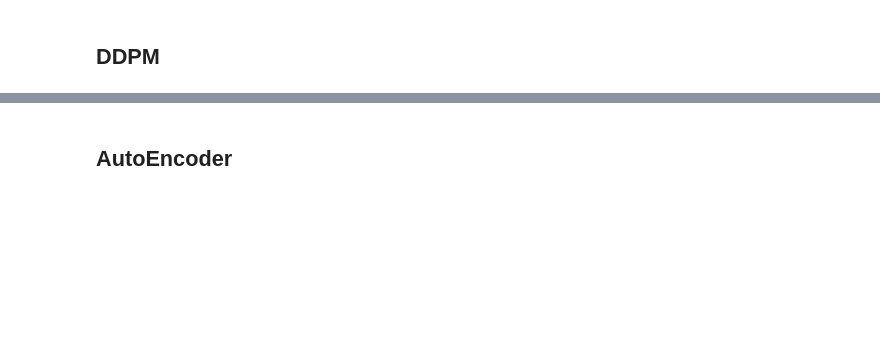
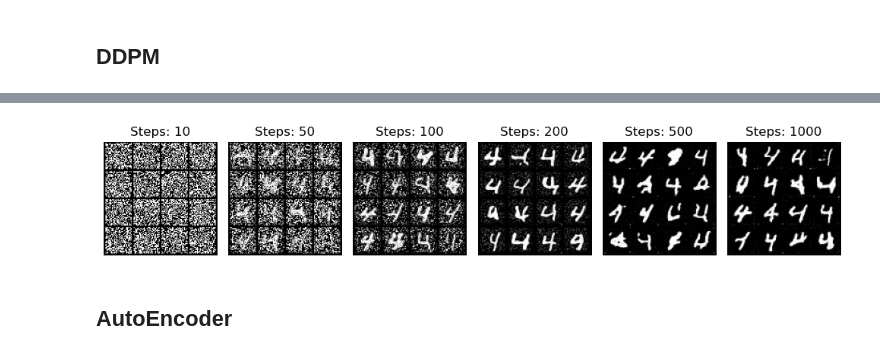
Before and after one commit to jcalz23/diffusion_diy, a Jupyter notebook: src/visualize_results.ipynb, the cells around one changed output, grey strips where cells are left out. Saved outputs shown, nothing was run; the diff lists cells and outputs as text; code cells hidden in the pictures; blank space fills up the shorter version.

```diff
--- a/src/visualize_results.ipynb
+++ b/src/visualize_results.ipynb
@@ -60,3 +60,48 @@ plt.show()
+# %%
+sigma =  25.0#@param {'type':'number'}
+
+marginal_prob_std_fn = functools.partial(marginal_prob_std, sigma=sigma)
+diffusion_coeff_fn = functools.partial(diffusion_coeff, sigma=sigma)
+
+# Load the pre-trained checkpoint from disk.
+device = 'cuda' #@param ['cuda', 'cpu'] {'type':'string'}
+ckpt = torch.load('model_objects/ckpt_mnist_ddpm_100e.pth', map_location=device)
+score_model = torch.nn.DataParallel(UNet_Tranformer(marginal_prob_std=marginal_prob_std_fn))
+score_model = score_model.to(device)
+score_model.load_state_dict(ckpt)
+score_model.eval()
+
+# Set params
+sample_batch_size = 16 #@param {'type':'integer'}
+num_steps_list = [10, 50, 100, 200, 500, 1000] #@param {'type':'integer'}
+sampler = Euler_Maruyama_sampler #@param ['Euler_Maruyama_sampler', 'pc_sampler', 'ode_sampler'] {'type': 'raw'}
+
+## Generate samples using the specified sampler.
+%matplotlib inline
+plt.figure(figsize=(10, 4))
+
+digit = 4
+for i, num_steps in enumerate(num_steps_list):
+    samples = sampler(score_model,
+            marginal_prob_std_fn,
+            diffusion_coeff_fn,
+            num_steps,
+            sample_batch_size,
+            device=device,
+            y=digit*torch.ones(sample_batch_size, dtype=torch.long))
+
+    ## Sample visualization.
+    samples = samples.clamp(0.0, 1.0)
+    sample_grid = make_grid(samples, nrow=int(np.sqrt(sample_batch_size)))
+
+    plt.subplot(1, len(num_steps_list), i+1)
+    plt.title(f"Steps: {num_steps}")
+    plt.axis('off')
+    plt.imshow(sample_grid.permute(1, 2, 0).cpu(), vmin=0., vmax=1.)
+plt.tight_layout()
+plt.show()
+# %% [output]
+[figure, added]
 # %% [markdown]
 ## AutoEncoder
 # %%
```
Also changed, not shown: parts of 4 cells of this notebook, 9 other files.
